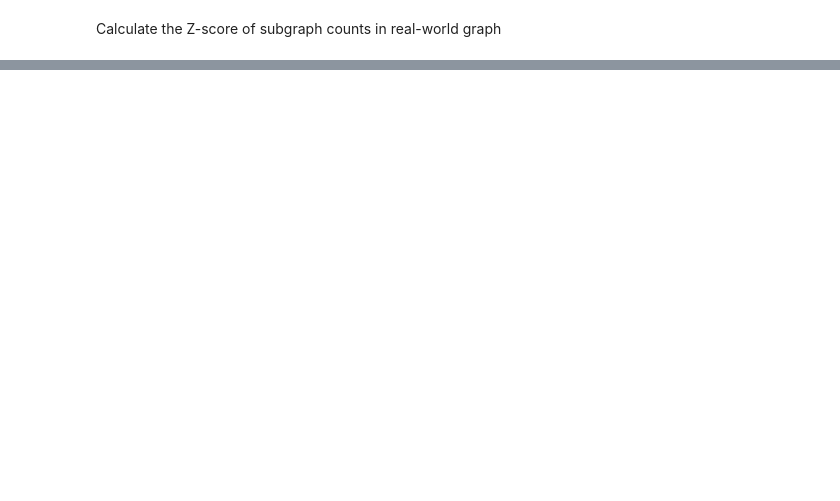
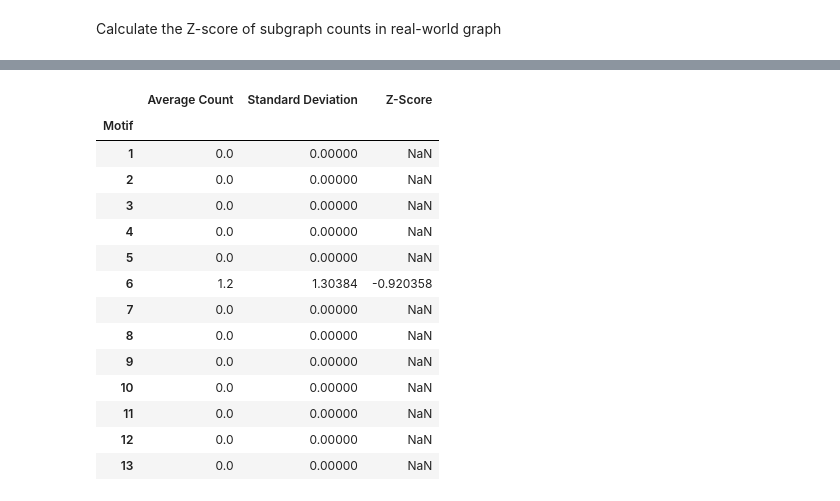
Before and after one commit to viniciusmioto/social_networks_analysis, a Jupyter notebook: src/motifs.ipynb, the cells around one changed output, grey strips where cells are left out. Drawn from its saved outputs; the diff is of its cells as text; code cells hidden in the pictures; blank space fills up the shorter version.

```diff
--- a/src/motifs.ipynb
+++ b/src/motifs.ipynb
@@ -425,0 +409,30 @@ Subgraph 13 z-score: 0.9975102901138103
+# %%
+# generate data frame with average counts, standard deviation and z-scores
+df = pd.DataFrame({
+    'Motif': list(average_counts.keys()),
+    'Average Count': list(average_counts.values()),
+    'Standard Deviation': list(std_dev_counts.values()),
+    'Z-Score': list(z_scores.values())
+})
+
+df['Motif'] = df['Motif'] + 1
+df.index = df['Motif']
+df.drop(columns='Motif', inplace=True)
+# %%
+df
+# %% [output]
+|  | Average Count | Standard Deviation | Z-Score |
+| Motif |  |  |  |
+| 1 | 0.0 | 0.00000 | NaN |
+| 2 | 0.0 | 0.00000 | NaN |
+| 3 | 0.0 | 0.00000 | NaN |
+| 4 | 0.0 | 0.00000 | NaN |
+| 5 | 0.0 | 0.00000 | NaN |
+| 6 | 1.2 | 1.30384 | -0.920358 |
+| 7 | 0.0 | 0.00000 | NaN |
+| 8 | 0.0 | 0.00000 | NaN |
+| 9 | 0.0 | 0.00000 | NaN |
+| 10 | 0.0 | 0.00000 | NaN |
+| 11 | 0.0 | 0.00000 | NaN |
+| 12 | 0.0 | 0.00000 | NaN |
+| 13 | 0.0 | 0.00000 | NaN |
```
Also changed, not shown: parts of 14 cells of this notebook, 9 other files.
